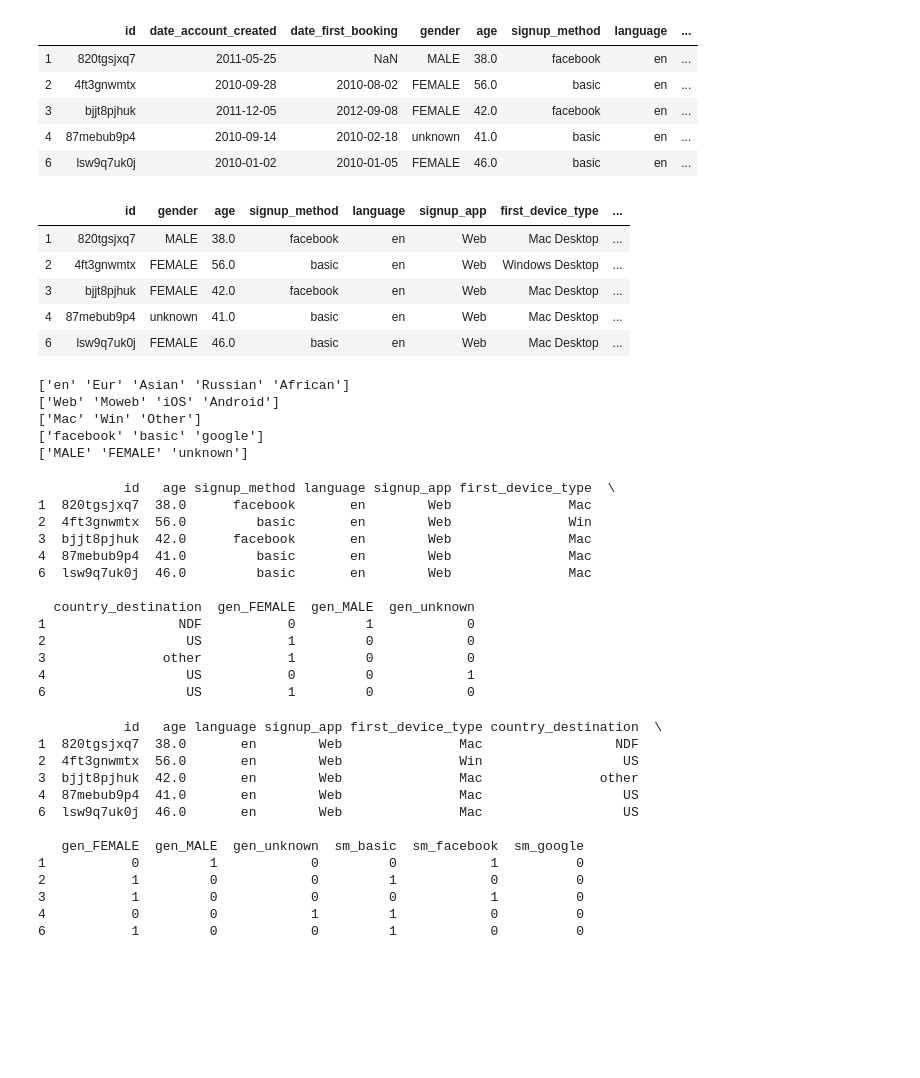
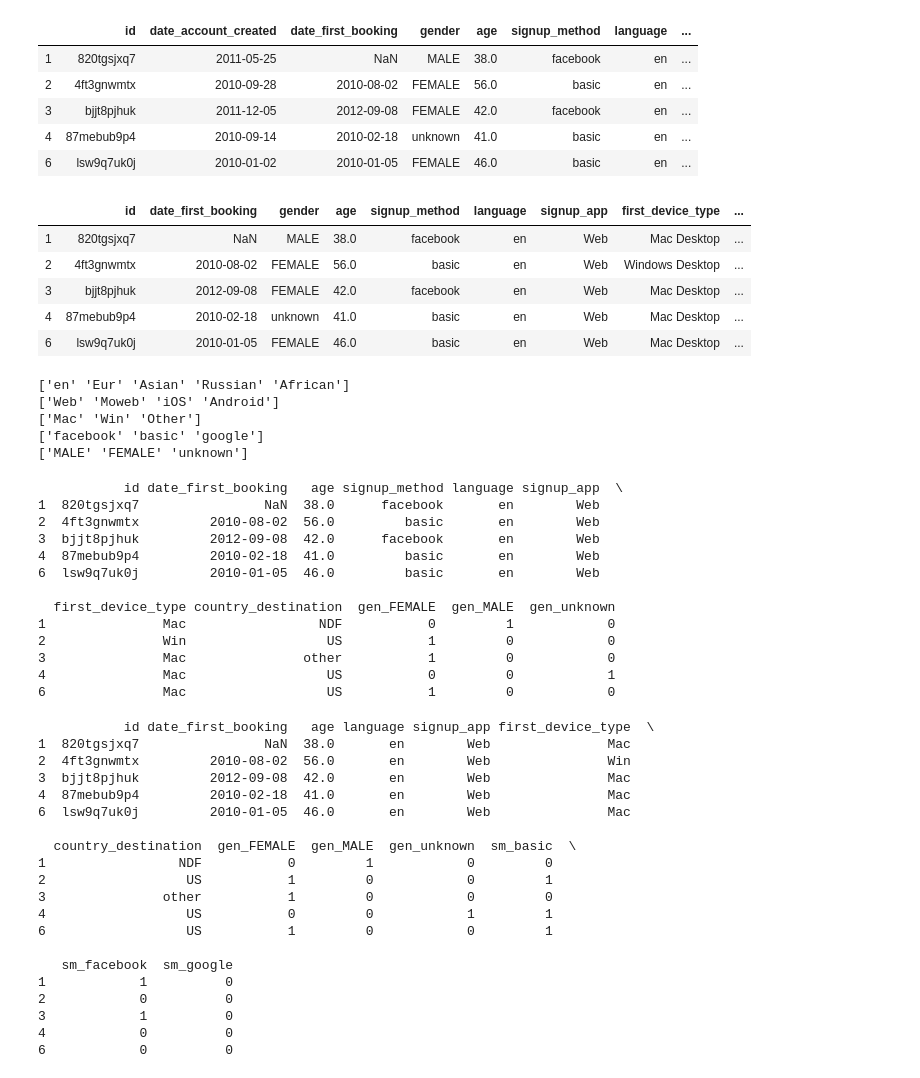
Before and after one commit to venkii83/Springboard, a Jupyter notebook: Capstone 1.ipynb, the cells around one changed output. Saved outputs shown, nothing was run; the diff lists cells and outputs as text; code cells hidden in the pictures; blank space fills up the shorter version.

```diff
--- a/Capstone 1.ipynb
+++ b/Capstone 1.ipynb
@@ -536,15 +536,15 @@ df.head()
 | 6 | lsw9q7uk0j | 2010-01-02 | 2010-01-05 | FEMALE | 46.0 | basic | en | ... |
 # %%
 # Creating a final dataframe for model building:
-dffinal = df.drop(columns=['date_account_created', 'date_first_booking', 'affiliate_channel', 'affiliate_provider','first_browser'])
+dffinal = df.drop(columns=['date_account_created', 'affiliate_channel', 'affiliate_provider','first_browser'])
 dffinal.head()
 # %% [output]
-|  | id | gender | age | signup_method | language | signup_app | first_device_type | ... |
-| 1 | 820tgsjxq7 | MALE | 38.0 | facebook | en | Web | Mac Desktop | ... |
-| 2 | 4ft3gnwmtx | FEMALE | 56.0 | basic | en | Web | Windows Desktop | ... |
-| 3 | bjjt8pjhuk | FEMALE | 42.0 | facebook | en | Web | Mac Desktop | ... |
-| 4 | 87mebub9p4 | unknown | 41.0 | basic | en | Web | Mac Desktop | ... |
-| 6 | lsw9q7uk0j | FEMALE | 46.0 | basic | en | Web | Mac Desktop | ... |
+|  | id | date_first_booking | gender | age | signup_method | language | signup_app | first_device_type | ... |
+| 1 | 820tgsjxq7 | NaN | MALE | 38.0 | facebook | en | Web | Mac Desktop | ... |
+| 2 | 4ft3gnwmtx | 2010-08-02 | FEMALE | 56.0 | basic | en | Web | Windows Desktop | ... |
+| 3 | bjjt8pjhuk | 2012-09-08 | FEMALE | 42.0 | facebook | en | Web | Mac Desktop | ... |
+| 4 | 87mebub9p4 | 2010-02-18 | unknown | 41.0 | basic | en | Web | Mac Desktop | ... |
+| 6 | lsw9q7uk0j | 2010-01-05 | FEMALE | 46.0 | basic | en | Web | Mac Desktop | ... |
 # %%
 #Grouping categories in all the columns to reduce the no. of categories for better modelling:
 
@@ -587,37 +587,44 @@ dffinal_g = dffinal.copy()
 dffinal_g = pd.get_dummies(dffinal_g, columns=['gender'], prefix = ['gen'])
 print(dffinal_g.head())
 # %% [output]
-           id   age signup_method language signup_app first_device_type  \
-1  820tgsjxq7  38.0      facebook       en        Web               Mac
-2  4ft3gnwmtx  56.0         basic       en        Web               Win
-3  bjjt8pjhuk  42.0      facebook       en        Web               Mac
-4  87mebub9p4  41.0         basic       en        Web               Mac
-6  lsw9q7uk0j  46.0         basic       en        Web               Mac
+           id date_first_booking   age signup_method language signup_app  \
+1  820tgsjxq7                NaN  38.0      facebook       en        Web
+2  4ft3gnwmtx         2010-08-02  56.0         basic       en        Web
+3  bjjt8pjhuk         2012-09-08  42.0      facebook       en        Web
+4  87mebub9p4         2010-02-18  41.0         basic       en        Web
+6  lsw9q7uk0j         2010-01-05  46.0         basic       en        Web
 
-  country_destination  gen_FEMALE  gen_MALE  gen_unknown
-1                 NDF           0         1            0
-2                  US           1         0            0
-3               other           1         0            0
-4                  US           0         0            1
-6                  US           1         0            0
+  first_device_type country_destination  gen_FEMALE  gen_MALE  gen_unknown
+1               Mac                 NDF           0         1            0
+2               Win                  US           1         0            0
+3               Mac               other           1         0            0
+4               Mac                  US           0         0            1
+6               Mac                  US           1         0            0
 # %%
 dffinal_sm = dffinal_g.copy()
 dffinal_sm = pd.get_dummies(dffinal_sm, columns=['signup_method'], prefix = ['sm'])
 print(dffinal_sm.head())
 # %% [output]
-           id   age language signup_app first_device_type country_destination  \
-1  820tgsjxq7  38.0       en        Web               Mac                 NDF
-2  4ft3gnwmtx  56.0       en        Web               Win                  US
-3  bjjt8pjhuk  42.0       en        Web               Mac               other
-4  87mebub9p4  41.0       en        Web               Mac                  US
-6  lsw9q7uk0j  46.0       en        Web               Mac                  US
+           id date_first_booking   age language signup_app first_device_type  \
+1  820tgsjxq7                NaN  38.0       en        Web               Mac
+2  4ft3gnwmtx         2010-08-02  56.0       en        Web               Win
+3  bjjt8pjhuk         2012-09-08  42.0       en        Web               Mac
+4  87mebub9p4         2010-02-18  41.0       en        Web               Mac
+6  lsw9q7uk0j         2010-01-05  46.0       en        Web               Mac
 
-   gen_FEMALE  gen_MALE  gen_unknown  sm_basic  sm_facebook  sm_google
-1           0         1            0         0            1          0
-2           1         0            0         1            0          0
-3           1         0            0         0            1          0
-4           0         0            1         1            0          0
-6           1         0            0         1            0          0
+  country_destination  gen_FEMALE  gen_MALE  gen_unknown  sm_basic  \
+1                 NDF           0         1            0         0
+2                  US           1         0            0         1
+3               other           1         0            0         0
+4                  US           0         0            1         1
+6                  US           1         0            0         1
+
+   sm_facebook  sm_google
+1            1          0
+2            0          0
+3            1          0
+4            0          0
+6            0          0
 # %%
 dffinal_fd = dffinal_sm.copy()
 dffinal_fd = pd.get_dummies(dffinal_fd, columns=['first_device_type'], prefix = ['fd'])
```
Also changed, not shown: parts of 6 cells of this notebook.
